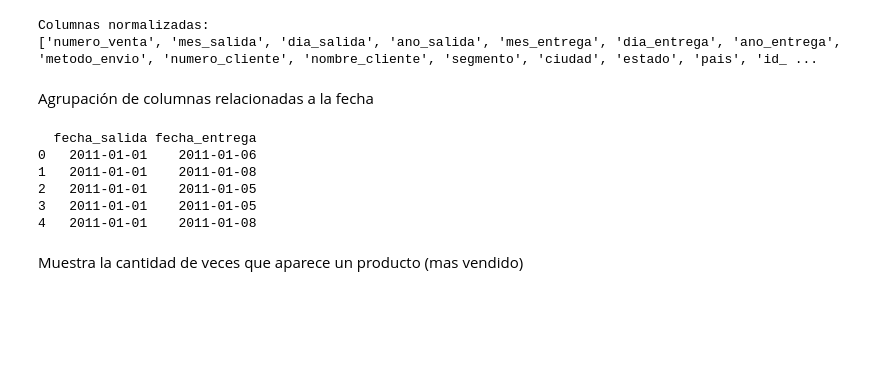
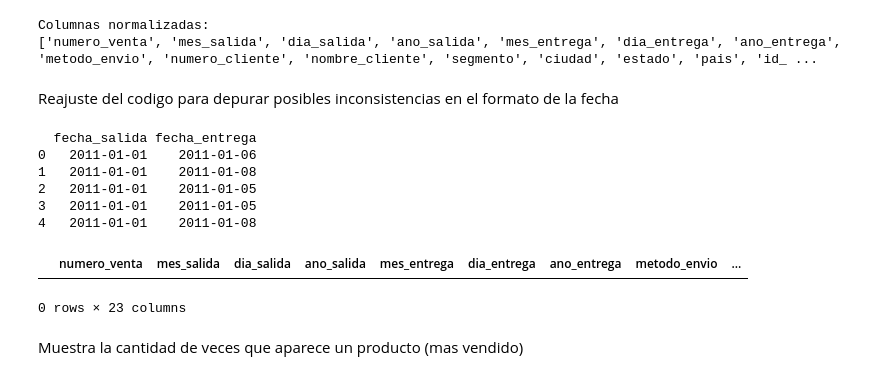
Before and after one commit to ale-caromar/proyecto_consolidacion, a Jupyter notebook: notebooks/analisis.ipynb, the cells around one changed output. Cells and saved outputs as stored; diff of their text form; code cells hidden in the pictures; blank space fills up the shorter version.

Commit message:
feat/Forma segura de convertir fechas previendo inconsistencias en los datos

```diff
--- a/notebooks/analisis.ipynb
+++ b/notebooks/analisis.ipynb
@@ -18,35 +18,35 @@ print(df.columns.tolist())
 # %% [output]
 Columnas normalizadas:
 ['numero_venta', 'mes_salida', 'dia_salida', 'ano_salida', 'mes_entrega', 'dia_entrega', 'ano_entrega', 'metodo_envio', 'numero_cliente', 'nombre_cliente', 'segmento', 'ciudad', 'estado', 'pais', 'id_ ...
-# %% [markdown]
-Agrupación de columnas relacionadas a la fecha
-# %%
-# Asegurar tipos enteros
-for col in ['ano_salida', 'mes_salida', 'dia_salida', 'ano_entrega', 'mes_entrega', 'dia_entrega']:
-    df[col] = df[col].astype(int)
-
-# Convertir a datetime con columnas renombradas temporalmente
-df['fecha_salida'] = pd.to_datetime(
-    df[['ano_salida', 'mes_salida', 'dia_salida']].rename(
-        columns={'ano_salida': 'year', 'mes_salida': 'month', 'dia_salida': 'day'}
-    )
-)
-
-df['fecha_entrega'] = pd.to_datetime(
-    df[['ano_entrega', 'mes_entrega', 'dia_entrega']].rename(
-        columns={'ano_entrega': 'year', 'mes_entrega': 'month', 'dia_entrega': 'day'}
-    )
-)
-
-# Verificar resultado
-print(df[['fecha_salida', 'fecha_entrega']].head())
-# %% [output]
-  fecha_salida fecha_entrega
-0   2011-01-01    2011-01-06
-1   2011-01-01    2011-01-08
-2   2011-01-01    2011-01-05
-3   2011-01-01    2011-01-05
-4   2011-01-01    2011-01-08
+# %% [markdown]
+Reajuste del codigo para depurar posibles inconsistencias en el formato de la fecha
+# %%
+# Usar tipo Int64 que permite NaN
+for col in ['ano_salida', 'mes_salida', 'dia_salida', 'ano_entrega', 'mes_entrega', 'dia_entrega']:
+    df[col] = df[col].astype('Int64')
+
+# Crear fechas con errores coercibles como NaT
+df['fecha_salida'] = pd.to_datetime(
+    df[['ano_salida', 'mes_salida', 'dia_salida']].rename(
+        columns={'ano_salida': 'year', 'mes_salida': 'month', 'dia_salida': 'day'}
+    ), errors='coerce'
+)
+
+df['fecha_entrega'] = pd.to_datetime(
+    df[['ano_entrega', 'mes_entrega', 'dia_entrega']].rename(
+        columns={'ano_entrega': 'year', 'mes_entrega': 'month', 'dia_entrega': 'day'}
+    ), errors='coerce'
+)
+print(df[['fecha_salida', 'fecha_entrega']].head())
+# %% [output]
+  fecha_salida fecha_entrega
+0   2011-01-01    2011-01-06
+1   2011-01-01    2011-01-08
+2   2011-01-01    2011-01-05
+3   2011-01-01    2011-01-05
+4   2011-01-01    2011-01-08
+|  | numero_venta | mes_salida | dia_salida | ano_salida | mes_entrega | dia_entrega | ano_entrega | metodo_envio | ... |
+0 rows × 23 columns
 # %% [markdown]
 Muestra la cantidad de veces que aparece un producto (mas vendido)
 # %%
```
